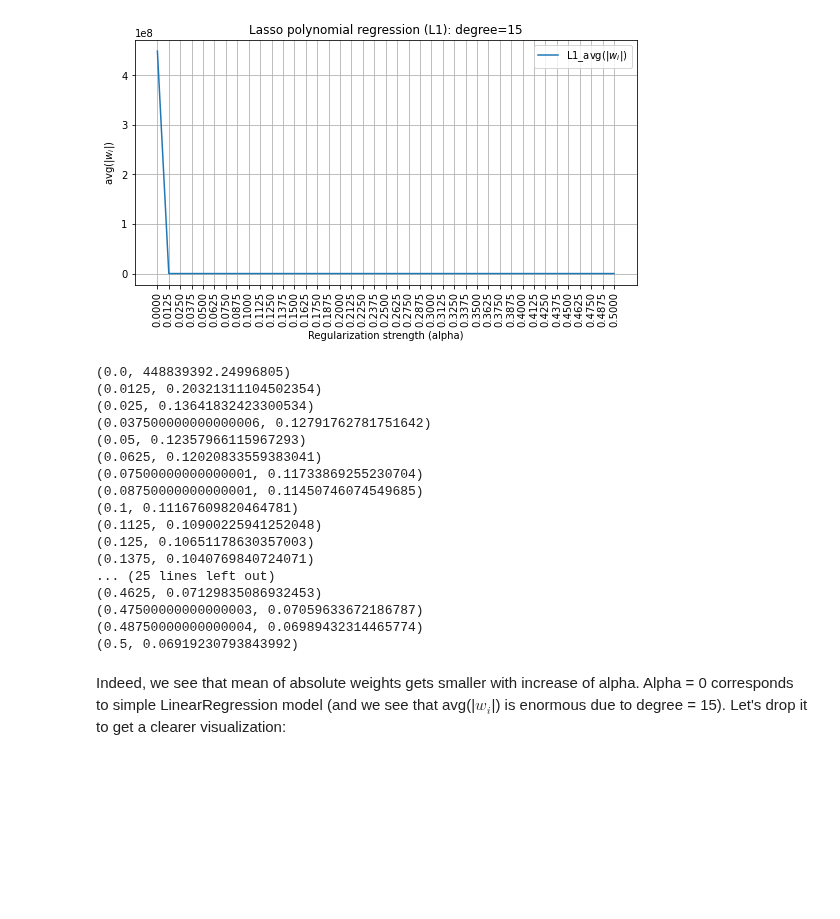
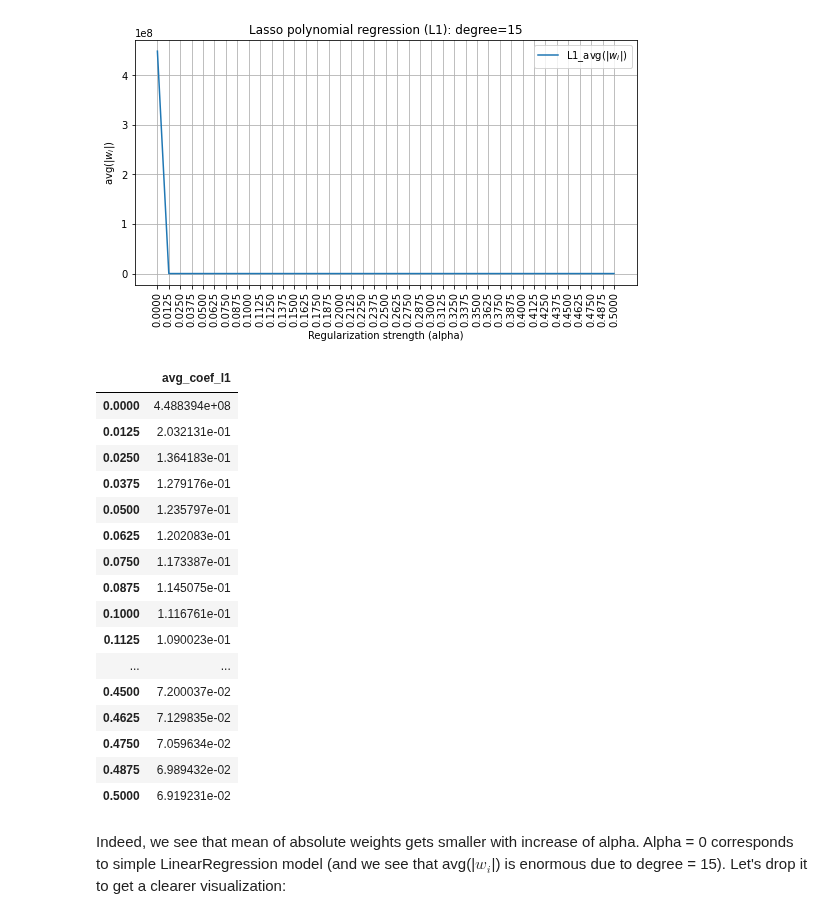
Before and after one commit to Bayramova/rs_school_assignments, a Jupyter notebook: overfitting_regularization.ipynb, the cells around one changed output. Drawn from its saved outputs; the diff is of its cells as text; code cells hidden in the pictures; blank space fills up the shorter version.

```diff
--- a/overfitting_regularization.ipynb
+++ b/overfitting_regularization.ipynb
@@ -507,27 +507,26 @@ plot_weights(ALPHAS, weights_l1=avg_coef_l1, weights_l2=[],
             title='Lasso polynomial regression (L1): degree=15')
 # %% [output]
 [figure]
-# %%
-for pair in zip(ALPHAS, avg_coef_l1):
-    print(pair)
-# %% [output]
-(0.0, 448839392.24996805)
-(0.0125, 0.20321311104502354)
-(0.025, 0.13641832423300534)
-(0.037500000000000006, 0.12791762781751642)
-(0.05, 0.12357966115967293)
-(0.0625, 0.12020833559383041)
-(0.07500000000000001, 0.11733869255230704)
-(0.08750000000000001, 0.11450746074549685)
-(0.1, 0.11167609820464781)
-(0.1125, 0.10900225941252048)
-(0.125, 0.10651178630357003)
-(0.1375, 0.1040769840724071)
-... (25 lines left out)
-(0.4625, 0.07129835086932453)
-(0.47500000000000003, 0.07059633672186787)
-(0.48750000000000004, 0.06989432314465774)
-(0.5, 0.06919230793843992)
+# %%
+pd.DataFrame(avg_coef_l1, index=ALPHAS, columns=['avg_coef_l1'])
+# %% [output]
+|  | avg_coef_l1 |
+| 0.0000 | 4.488394e+08 |
+| 0.0125 | 2.032131e-01 |
+| 0.0250 | 1.364183e-01 |
+| 0.0375 | 1.279176e-01 |
+| 0.0500 | 1.235797e-01 |
+| 0.0625 | 1.202083e-01 |
+| 0.0750 | 1.173387e-01 |
+| 0.0875 | 1.145075e-01 |
+| 0.1000 | 1.116761e-01 |
+| 0.1125 | 1.090023e-01 |
+| ... | ... |
+| 0.4500 | 7.200037e-02 |
+| 0.4625 | 7.129835e-02 |
+| 0.4750 | 7.059634e-02 |
+| 0.4875 | 6.989432e-02 |
+| 0.5000 | 6.919231e-02 |
 # %% [markdown]
 Indeed, we see that mean of absolute weights gets smaller with increase of alpha. Alpha = 0 corresponds to simple LinearRegression model (and we see that avg(|$w_i$|) is enormous due to degree = 15). Let's drop it to get a clearer visualization:
 # %%
```
Also changed, not shown: parts of 2 cells of this notebook.
